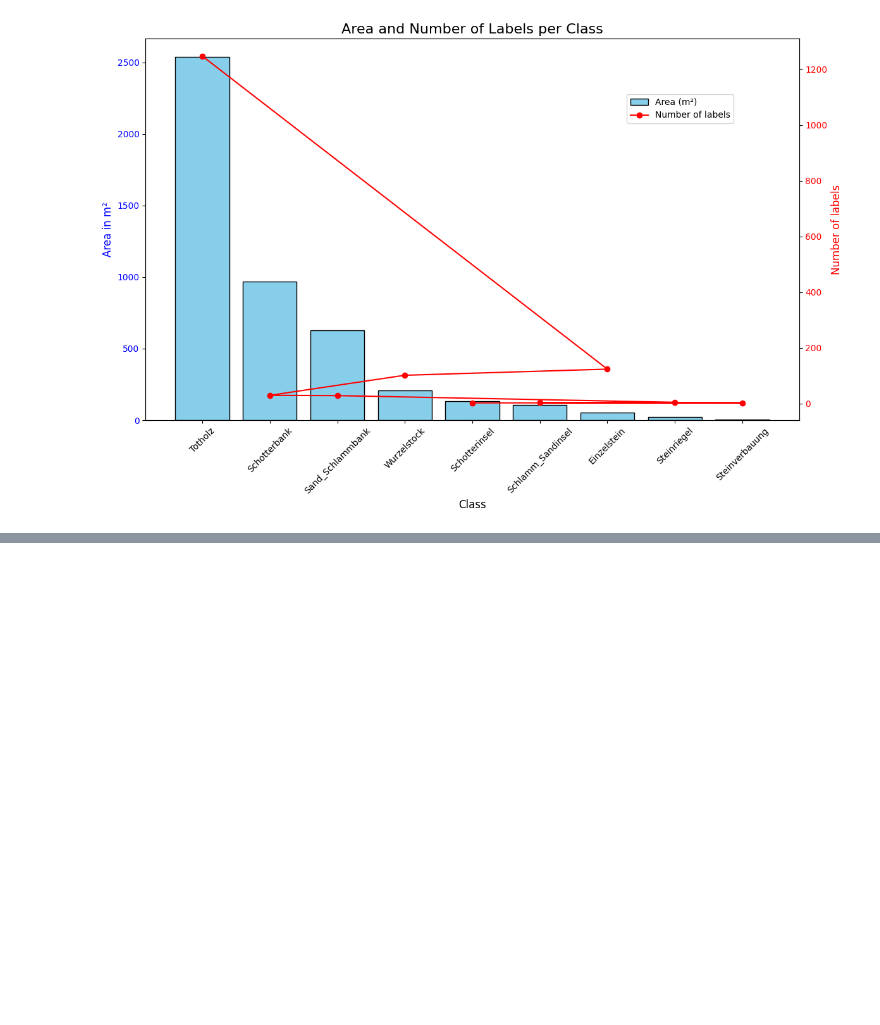
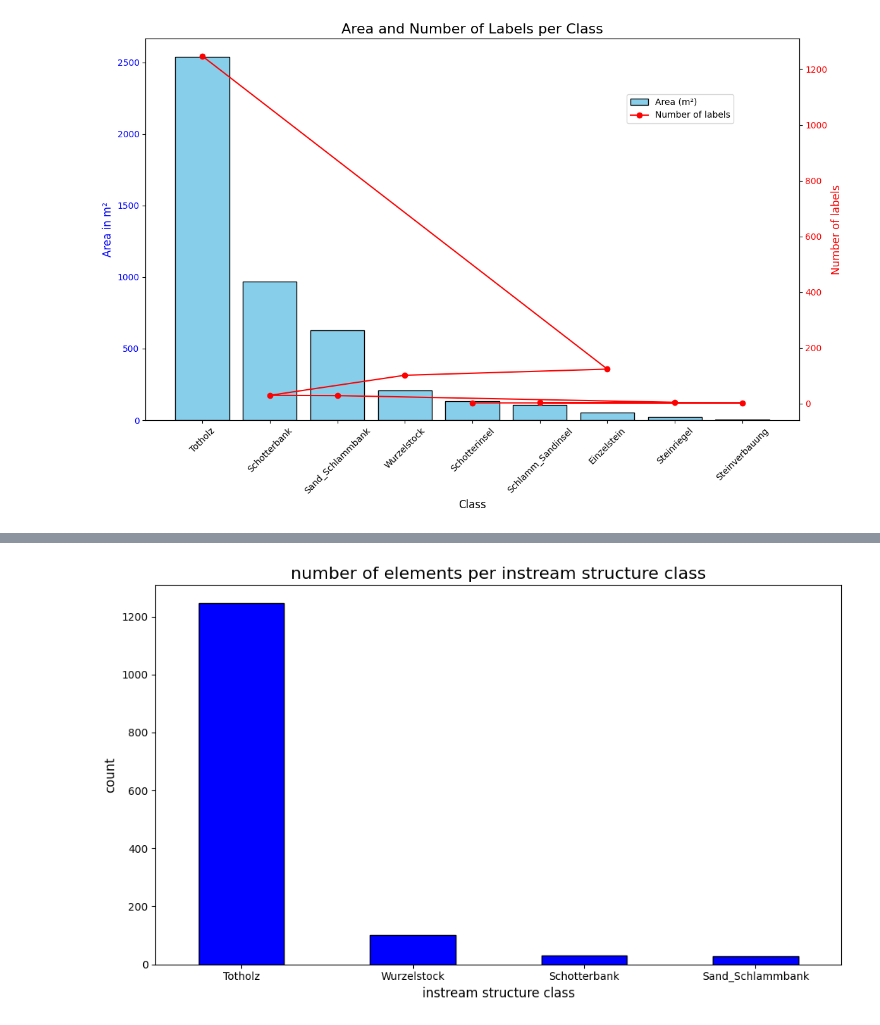
Before and after one commit to hiebschi/MoSE, a Jupyter notebook: notebooks/01_preprocessing/01.1_load_and_explore_data.ipynb, the cells around one changed output, grey strips where cells are left out. Cells and saved outputs as stored; diff of their text form; code cells hidden in the pictures; blank space fills up the shorter version.

```diff
--- a/notebooks/01_preprocessing/01.1_load_and_explore_data.ipynb
+++ b/notebooks/01_preprocessing/01.1_load_and_explore_data.ipynb
@@ -379,0 +461,12 @@ plt.show()
+# %%
+# number of elements per class
+plt.figure(figsize=(10, 6))
+class_counts_filt.plot(kind='bar', color='blue', edgecolor='black')
+plt.title("number of elements per instream structure class", fontsize=16)
+plt.xlabel("instream structure class", fontsize=12)
+plt.ylabel("count", fontsize=12)
+plt.xticks(rotation=0)
+plt.tight_layout()
+plt.show()
+# %% [output]
+[figure, added]
```
Also changed, not shown: parts of 8 cells of this notebook.
